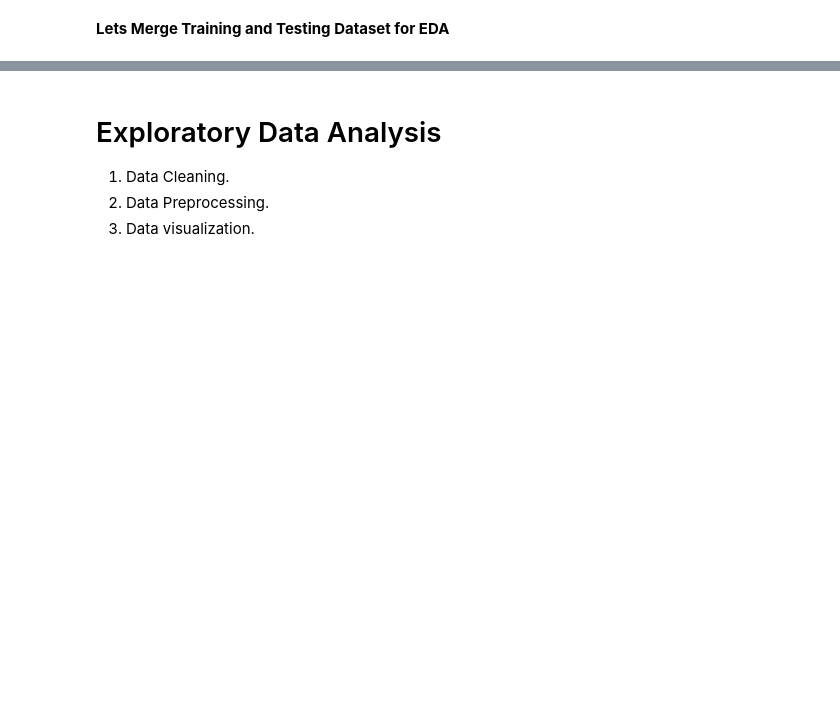
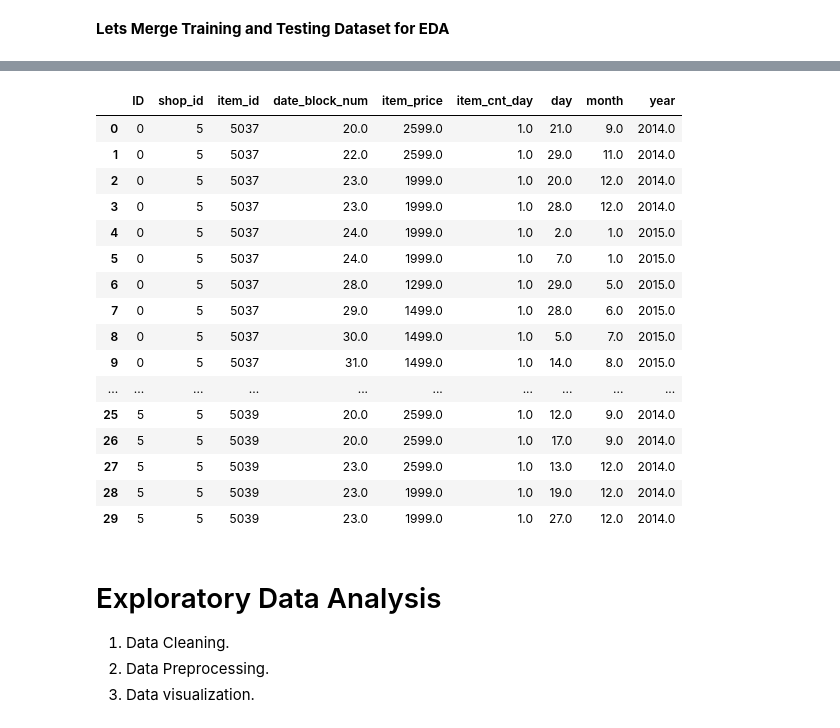
Before and after one commit to AbdulDD/How_to_win_Data_Science_competition_course_Projects, a Jupyter notebook: final-project.ipynb, the cells around one changed output, grey strips where cells are left out. Drawn from its saved outputs; the diff is of its cells as text; code cells hidden in the pictures; blank space fills up the shorter version.

```diff
--- a/final-project.ipynb
+++ b/final-project.ipynb
@@ -105,3 +146,23 @@ DF['shop_id'].nunique(), DF['item_id'].nunique()
+# %%
+DF.head(30)
+# %% [output]
+|  | ID | shop_id | item_id | date_block_num | item_price | item_cnt_day | day | month | year |
+| 0 | 0 | 5 | 5037 | 20.0 | 2599.0 | 1.0 | 21.0 | 9.0 | 2014.0 |
+| 1 | 0 | 5 | 5037 | 22.0 | 2599.0 | 1.0 | 29.0 | 11.0 | 2014.0 |
+| 2 | 0 | 5 | 5037 | 23.0 | 1999.0 | 1.0 | 20.0 | 12.0 | 2014.0 |
+| 3 | 0 | 5 | 5037 | 23.0 | 1999.0 | 1.0 | 28.0 | 12.0 | 2014.0 |
+| 4 | 0 | 5 | 5037 | 24.0 | 1999.0 | 1.0 | 2.0 | 1.0 | 2015.0 |
+| 5 | 0 | 5 | 5037 | 24.0 | 1999.0 | 1.0 | 7.0 | 1.0 | 2015.0 |
+| 6 | 0 | 5 | 5037 | 28.0 | 1299.0 | 1.0 | 29.0 | 5.0 | 2015.0 |
+| 7 | 0 | 5 | 5037 | 29.0 | 1499.0 | 1.0 | 28.0 | 6.0 | 2015.0 |
+| 8 | 0 | 5 | 5037 | 30.0 | 1499.0 | 1.0 | 5.0 | 7.0 | 2015.0 |
+| 9 | 0 | 5 | 5037 | 31.0 | 1499.0 | 1.0 | 14.0 | 8.0 | 2015.0 |
+| ... | ... | ... | ... | ... | ... | ... | ... | ... | ... |
+| 25 | 5 | 5 | 5039 | 20.0 | 2599.0 | 1.0 | 12.0 | 9.0 | 2014.0 |
+| 26 | 5 | 5 | 5039 | 20.0 | 2599.0 | 1.0 | 17.0 | 9.0 | 2014.0 |
+| 27 | 5 | 5 | 5039 | 23.0 | 2599.0 | 1.0 | 13.0 | 12.0 | 2014.0 |
+| 28 | 5 | 5 | 5039 | 23.0 | 1999.0 | 1.0 | 19.0 | 12.0 | 2014.0 |
+| 29 | 5 | 5 | 5039 | 23.0 | 1999.0 | 1.0 | 27.0 | 12.0 | 2014.0 |
 # %% [markdown]
 # Exploratory Data Analysis
 
```
Also changed, not shown: parts of 13 cells of this notebook.
